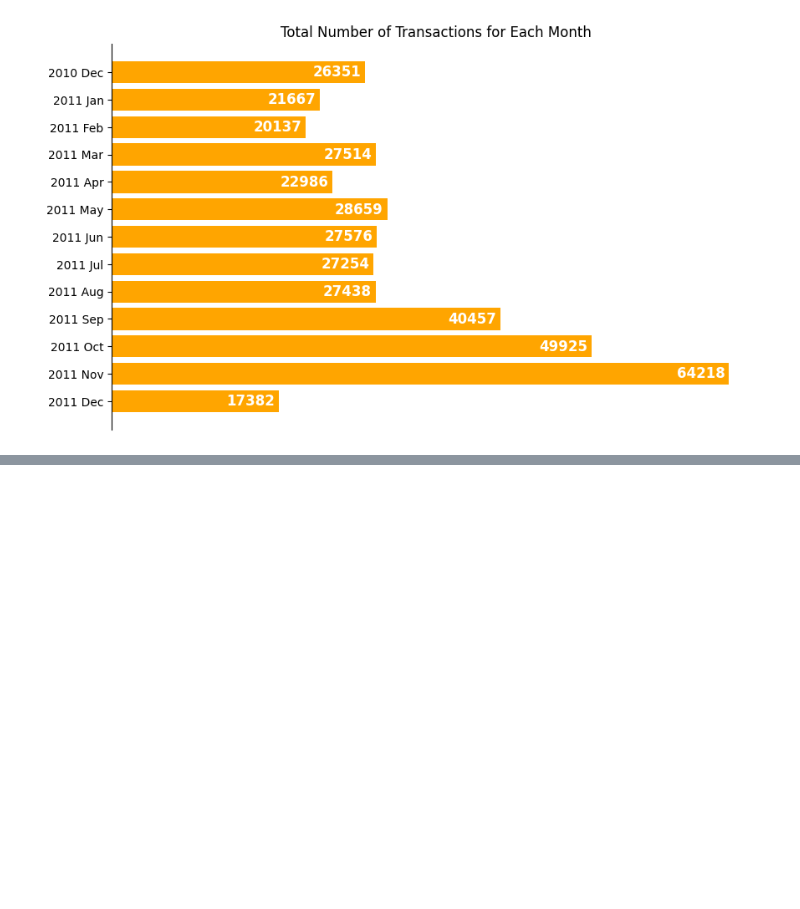
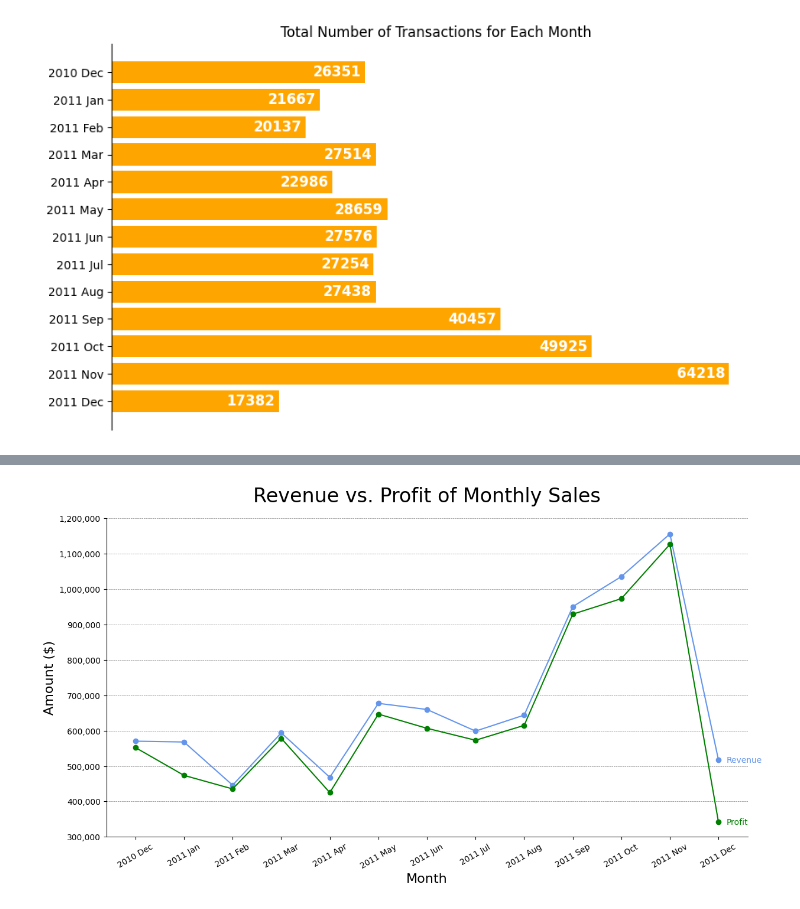
Before and after one commit to rymatata/coursera-exploratory-data-analysis, a Jupyter notebook: Notebooks/online_retail.ipynb, the cells around one changed output, grey strips where cells are left out. Drawn from its saved outputs; the diff is of its cells as text; code cells hidden in the pictures; blank space fills up the shorter version.

Commit message:
Added Revenue vs Profit line graph

```diff
--- a/Notebooks/online_retail.ipynb
+++ b/Notebooks/online_retail.ipynb
@@ -485,0 +515,11 @@ Proving even more troublesome is the month of December in 2011, which saw only 1
+# %%
+monthly_profit = (cleaned_retail_df
+                   # Creating a new dataframe WITHOUT editing the original dataframe
+                   .assign(Profit=lambda df: df['Quantity'] * df['UnitPrice'], # New 'Profit' column multiplies the quantity by unit price and stores the product
+                           Month=lambda df: df['InvoiceDate'].dt.to_period('M')) # New 'Month' column stores the month in which a sale occurred
+                   .groupby('Month', as_index=False)['Profit'] # Grouping by month AND year of transaction
+                   .sum()) # Collapses each group down to a single row by adding up all the 'Profit' values within that month
+
+# Reformatting dates for better readability
+monthly_profit['Month'] = monthly_profit['Month'].dt.strftime('%Y %b')
+print(monthly_profit)
@@ -485,0 +541,50 @@ Proving even more troublesome is the month of December in 2011, which saw only 1
+# %%
+fig, ax = plt.subplots(figsize=(14, 7))
+
+ax.plot(monthly_revenue['Month'],
+        monthly_revenue['Revenue'],
+        color='cornflowerblue',
+        marker='o')
+
+ax.plot(monthly_profit['Month'],
+        monthly_profit['Profit'],
+        color='green',
+        marker='o')
+
+ax.annotate('Revenue',
+            xy=(monthly_revenue['Month'].iloc[-1], monthly_revenue['Revenue'].iloc[-1]),
+            xytext=(10, 0),
+            textcoords='offset points',
+            color='cornflowerblue',
+            fontsize=10,
+            va='center')
+
+ax.annotate('Profit',
+            xy=(monthly_profit['Month'].iloc[-1], monthly_profit['Profit'].iloc[-1]),
+            xytext=(10, 0),
+            textcoords='offset points',
+            color='green',
+            fontsize=10,
+            va='center')
+
+ax.tick_params(axis='x', labelrotation=30)
+
+ax.set_ybound(lower=300000, upper=1200000)
+ax.yaxis.set_major_locator(ticker.MultipleLocator(100000))
+ax.get_yaxis().set_major_formatter(matplotlib.ticker.FuncFormatter(lambda x, p: format(int(x), ',')))
+
+ax.yaxis.grid(True,
+              linestyle='--',
+              linewidth=0.5,
+              color='grey')
+
+ax.set_xlabel('Month', fontsize=16)
+ax.set_ylabel('Amount ($)', fontsize=16)
+ax.spines[['top', 'right']].set_visible(False)
+
+ax.set_title('Revenue vs. Profit of Monthly Sales',
+             fontsize=24,
+             pad=20)
+plt.show()
+# %% [output]
+[figure, added]
```
Also changed, not shown: parts of 4 cells of this notebook.
